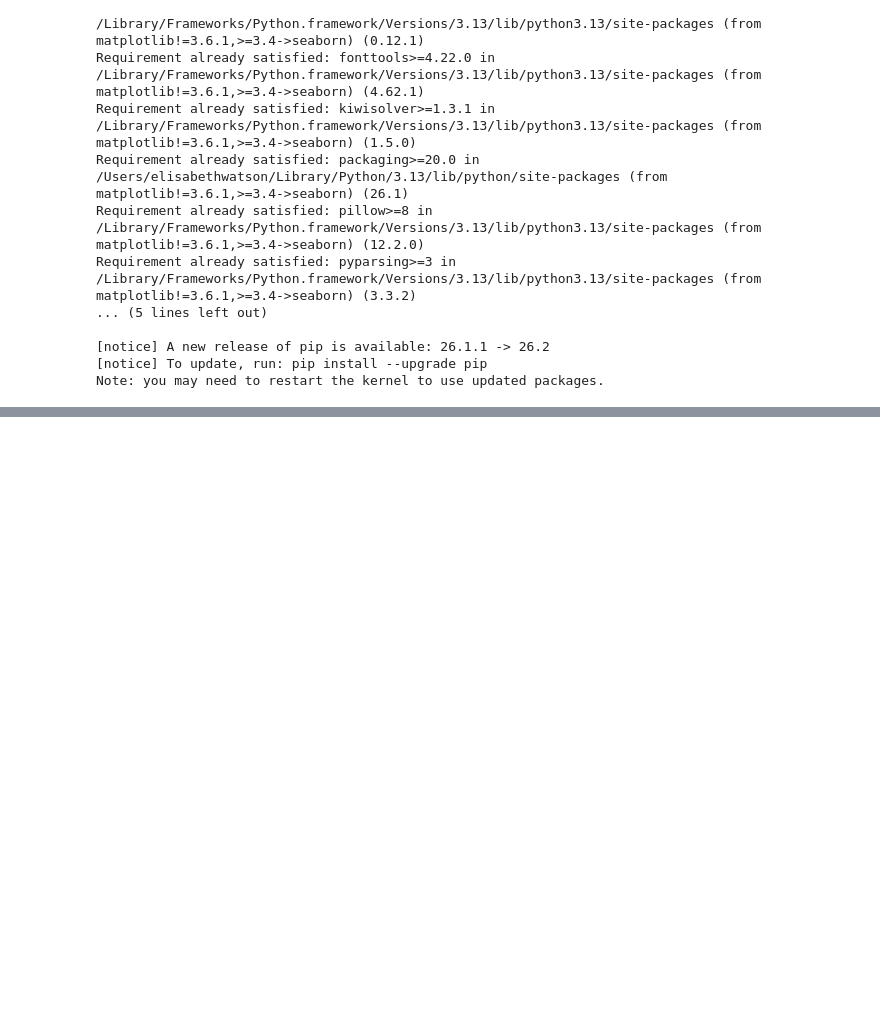
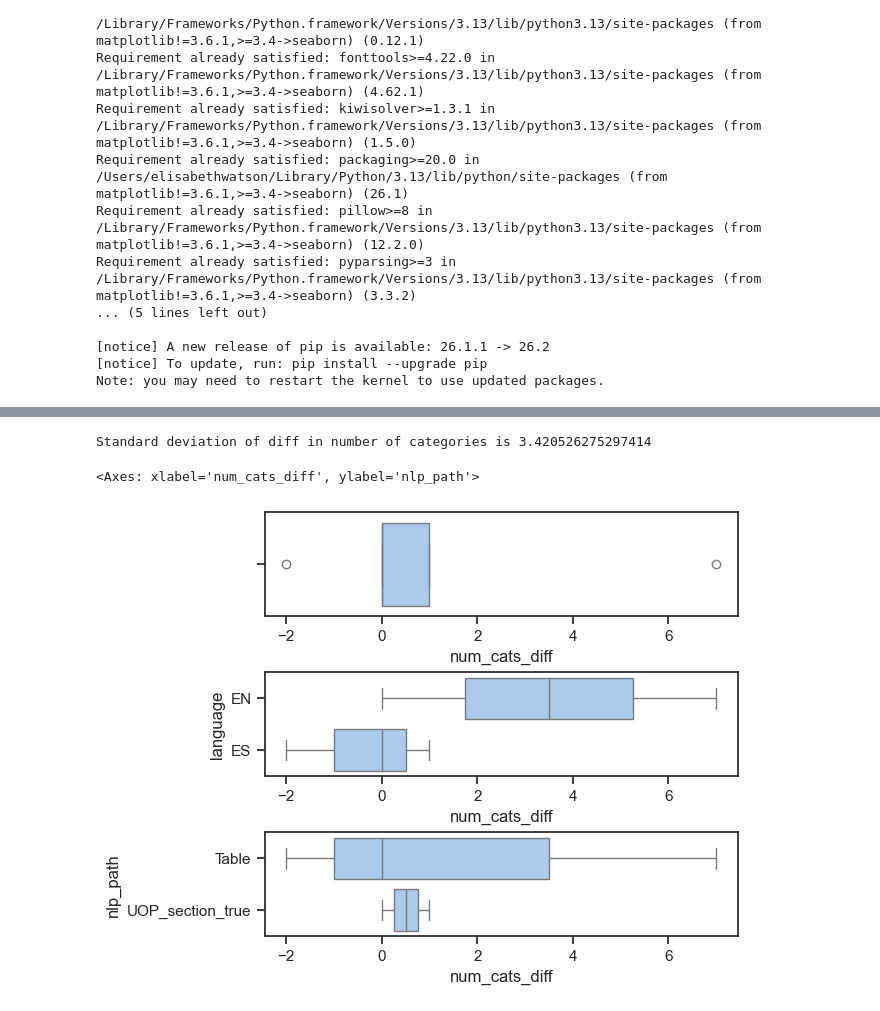
Before and after one commit to emw9805-notabot/ADSCert_project_Watson, a Jupyter notebook: Eval_metrics_MBL.ipynb, the cells around one changed output, grey strips where cells are left out. Saved outputs shown, nothing was run; the diff lists cells and outputs as text; code cells hidden in the pictures; blank space fills up the shorter version.

```diff
--- a/Eval_metrics_MBL.ipynb
+++ b/Eval_metrics_MBL.ipynb
@@ -1309,0 +345,13 @@ Name: num_cats_diff, dtype: float64
+# %%
+# boxplots of diff in number of cats - MBL popn
+std = boxplot_df.describe().loc['std', 'num_cats_diff']
+print(f'Standard deviation of diff in number of categories is {std}')
+fig, axes = plt.subplots(3,1, layout = 'constrained')
+sns.set_theme(style='ticks', palette = 'pastel')
+sns.boxplot(x=boxplot_df['num_cats_diff'], ax=axes[0])
+sns.boxplot(x=boxplot_df['num_cats_diff'], y = boxplot_df['language'], ax=axes[1])
+sns.boxplot(x=boxplot_df['num_cats_diff'], y = boxplot_df['nlp_path'], ax=axes[2])
+# %% [output]
+Standard deviation of diff in number of categories is 3.420526275297414
+<Axes: xlabel='num_cats_diff', ylabel='nlp_path'>
+[figure, added]
```
Also changed, not shown: parts of 88 cells of this notebook, 2 other files.
